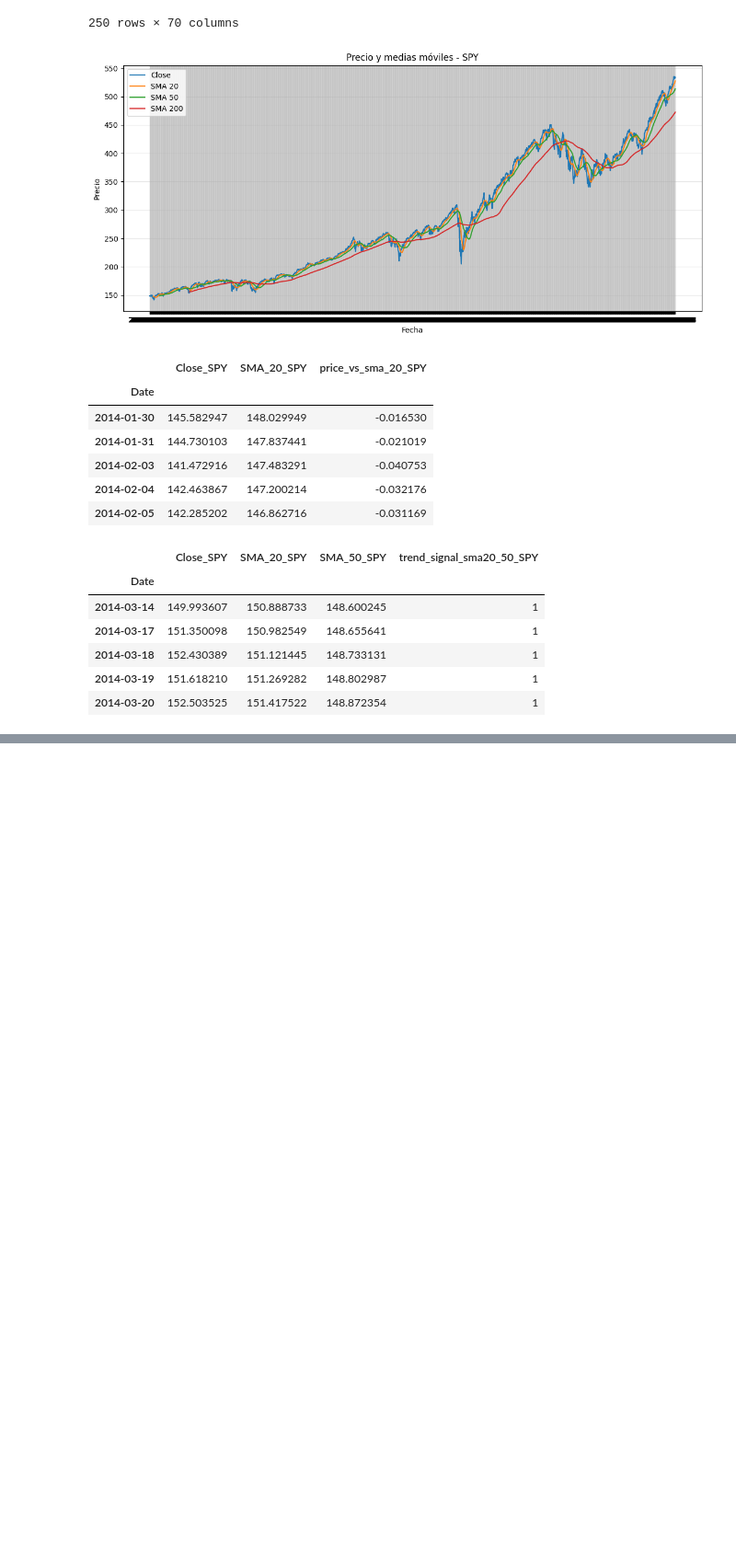
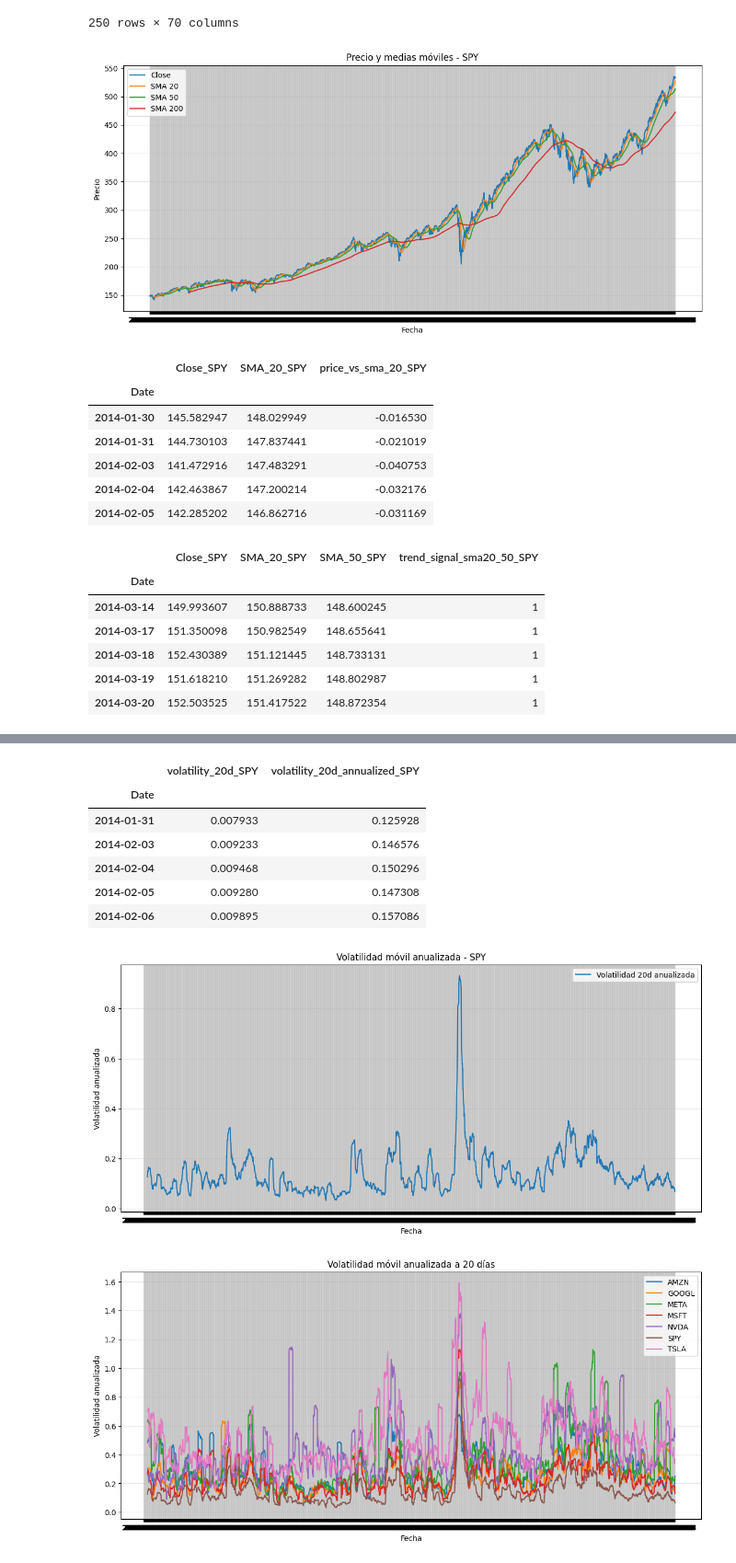
Before and after one commit to juanbarearojo/Mini-trading-bot, a Jupyter notebook: eda.ipynb, the cells around one changed output, grey strips where cells are left out. Shown at 92% size. Cells and saved outputs as stored; diff of their text form; code cells hidden in the pictures; blank space fills up the shorter version.

```diff
--- a/eda.ipynb
+++ b/eda.ipynb
@@ -403,0 +408,65 @@ display(
+# %%
+for window in [10, 20, 50]:
+    for ticker in tickers:
+        ohlcv_wide[f"volatility_{window}d_{ticker}"] = (
+            returns_wide[ticker].rolling(window).std()
+        )
+
+display(
+    ohlcv_wide[
+        [
+            f"volatility_10d_SPY",
+            f"volatility_20d_SPY",
+            f"volatility_50d_SPY",
+        ]
+    ].dropna().head()
+)
+
+for window in [10, 20, 50]:
+    for ticker in tickers:
+        ohlcv_wide[f"volatility_{window}d_annualized_{ticker}"] = (
+            ohlcv_wide[f"volatility_{window}d_{ticker}"] * np.sqrt(252)
+        )
+
+display(
+    ohlcv_wide[
+        [
+            f"volatility_20d_SPY",
+            f"volatility_20d_annualized_SPY",
+        ]
+    ].dropna().head()
+)
+
+ticker_example = "SPY"
+
+plt.figure(figsize=(14, 6))
+
+plt.plot(
+    ohlcv_wide.index,
+    ohlcv_wide[f"volatility_20d_annualized_{ticker_example}"],
+    label="Volatilidad 20d anualizada"
+)
+
+plt.title(f"Volatilidad móvil anualizada - {ticker_example}")
+plt.xlabel("Fecha")
+plt.ylabel("Volatilidad anualizada")
+plt.legend()
+plt.grid(True, alpha=0.3)
+plt.show()
+
+plt.figure(figsize=(14, 6))
+
+for ticker in tickers:
+    plt.plot(
+        ohlcv_wide.index,
+        ohlcv_wide[f"volatility_20d_annualized_{ticker}"],
+        label=ticker
+    )
+
+plt.title("Volatilidad móvil anualizada a 20 días")
+plt.xlabel("Fecha")
+plt.ylabel("Volatilidad anualizada")
+plt.legend()
+plt.grid(True, alpha=0.3)
+plt.show()
+# %% [output]
@@ -403,0 +480,9 @@ display(
+|  | volatility_20d_SPY | volatility_20d_annualized_SPY |
+| Date |  |  |
+| 2014-01-31 | 0.007933 | 0.125928 |
+| 2014-02-03 | 0.009233 | 0.146576 |
+| 2014-02-04 | 0.009468 | 0.150296 |
+| 2014-02-05 | 0.009280 | 0.147308 |
+| 2014-02-06 | 0.009895 | 0.157086 |
+[figure, added]
+[figure, added]
```
Also changed, not shown: parts of 5 cells of this notebook.
